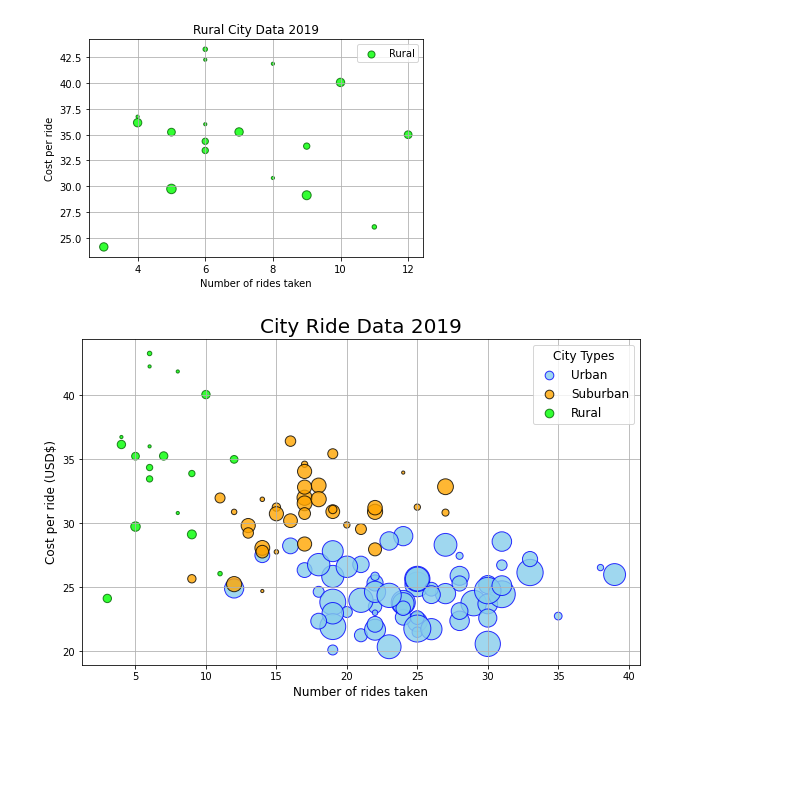
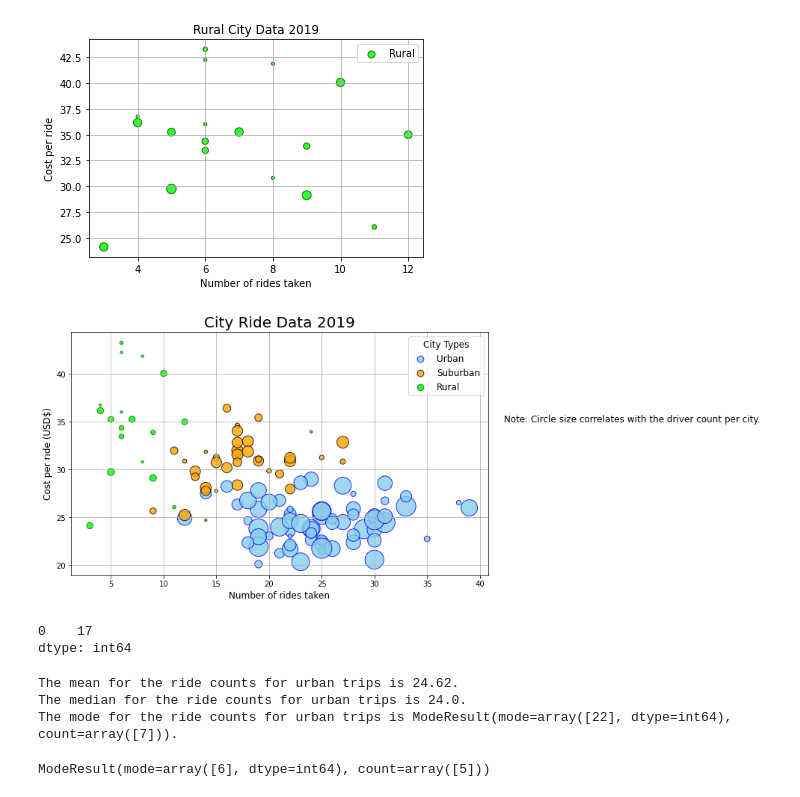
Before and after one commit to JonLev03-hub/PyBer_Analysis, a Jupyter notebook: Pyber_Analysis.ipynb, the cells around one changed output. Drawn from its saved outputs; the diff is of its cells as text; code cells hidden in the pictures; blank space fills up the shorter version.

Commit message:
added more visualization to the data and statistics

```diff
--- a/Pyber_Analysis.ipynb
+++ b/Pyber_Analysis.ipynb
@@ -86,26 +87,50 @@ plt.legend()
 # %%
 # Creating a plot with all the data
 plt.subplots(figsize = (10,6))
 #Create a plot for urban areas
 plt.scatter(urban_rides_by_city,urban_cost_by_city,s = 10*urban_driver_count,color = "skyblue",edgecolor = "blue", linewidths=1,alpha=0.8,label = "Urban")
 # Create a scatter plot for suburban areas
 plt.scatter(suburban_rides_by_city,suburban_cost_by_city,s = 10*suburban_driver_count,color = "orange",edgecolor = "black", linewidths=1,alpha=0.8,label = "Suburban")
 #Creating a scatter plot for rural areas
 plt.scatter(rural_rides_by_city,rural_cost_by_city,s = 10*rural_driver_count,color = "lime",edgecolor = "darkgreen", linewidths=1,alpha=0.8,label = "Rural")
 
 plt.title("City Ride Data 2019",fontsize = 20)
 plt.xlabel("Number of rides taken",fontsize = 12)
 plt.ylabel("Cost per ride (USD$)",fontsize=12)
 plt.grid(True)
 
 # create the ledgend
 
 lgnd = plt.legend(fontsize="12", mode="Expanded",
          scatterpoints=1, loc="best", title="City Types")
 lgnd.legendHandles[0]._sizes = [75]
 lgnd.legendHandles[1]._sizes = [75]
 lgnd.legendHandles[2]._sizes = [75]
 lgnd.get_title().set_fontsize(12)
-plt.savefig("Analysis/City Ride Data 2019.png")
+plt.text(42,35," Note: Circle size correlates with the driver count per city. ", fontsize="12")
+plt.savefig("Analysis/Fig1")
 # %% [output]
-[figure, old version]
+[figure, new version]
+# %%
+suburban_rides_by_city.mode()
+# %% [output]
+0    17
+dtype: int64
+# %%
+# Calculate the measures of central tendency for the ride count for the urban cities.
+mean_urban_rides_by_city = np.mean(urban_rides_by_city)
+print(f"The mean for the ride counts for urban trips is {mean_urban_rides_by_city:.2f}.")
+
+median_urban_rides_by_city = np.median(urban_rides_by_city)
+print(f"The median for the ride counts for urban trips is {median_urban_rides_by_city}.")
+
+mode_urban_rides_by_city = sts.mode(urban_rides_by_city)
+print(f"The mode for the ride counts for urban trips is {mode_urban_rides_by_city}.")
+# %% [output]
+The mean for the ride counts for urban trips is 24.62.
+The median for the ride counts for urban trips is 24.0.
+The mode for the ride counts for urban trips is ModeResult(mode=array([22], dtype=int64), count=array([7])).
+# %%
+sts.mode(rural_rides_by_city)
+# %% [output]
+ModeResult(mode=array([6], dtype=int64), count=array([5]))
```
Also changed, not shown: parts of 7 cells of this notebook, 3 other files.
